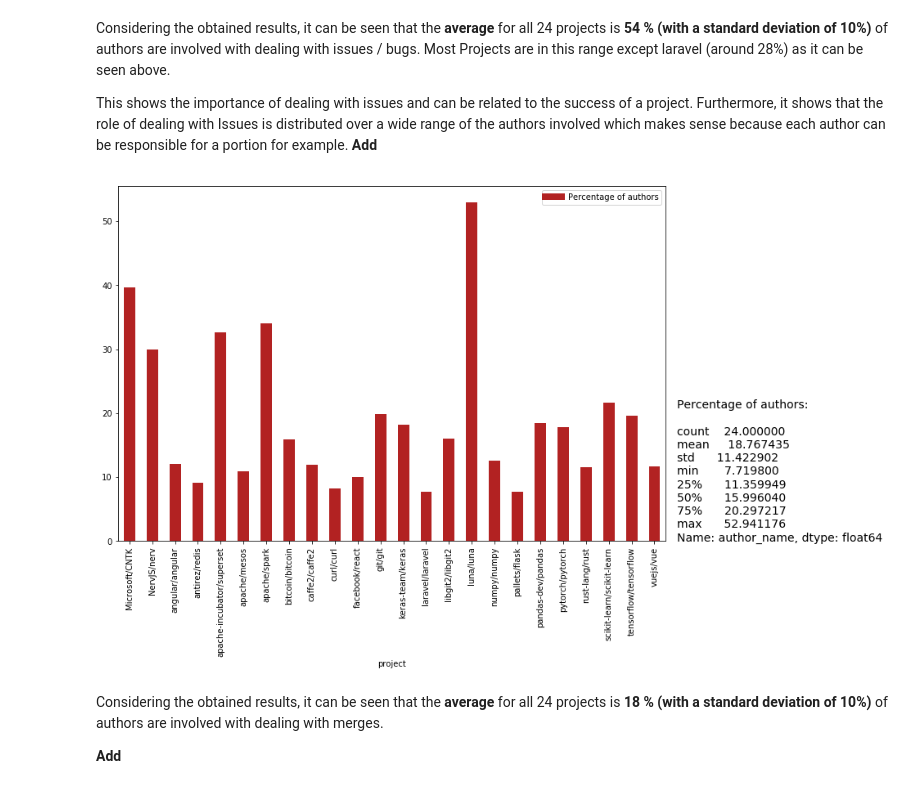
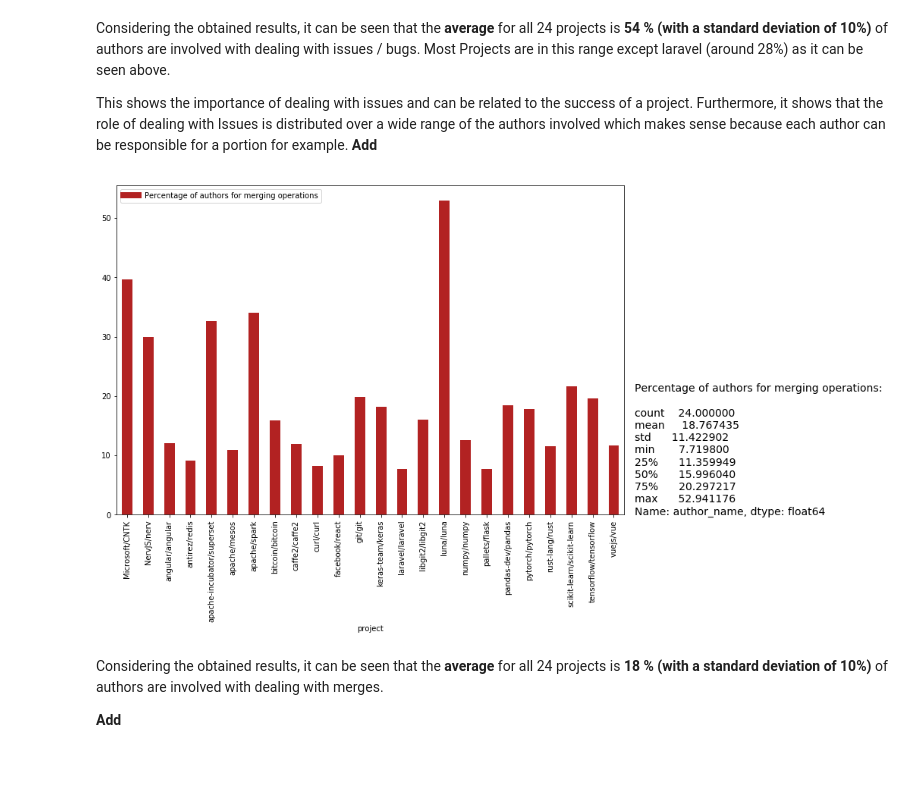
Before and after one commit to GermainZ/AppliedDataAnalysisProject, a Jupyter notebook: data_pipeline.ipynb, the cells around one changed output. Saved outputs shown, nothing was run; the diff lists cells and outputs as text; code cells hidden in the pictures.

```diff
--- a/data_pipeline.ipynb
+++ b/data_pipeline.ipynb
@@ -1494,19 +1494,19 @@ This shows the importance of dealing with issues and can be related to the succe
 # %%
 # define the terms to search for
 REGEX = re.compile(r'\b(merge|merged|linke)[sd]?\b', re.IGNORECASE)
 # calculate the proportion of authors per project
 comm_res = commits_df[commits_df.message.apply(lambda x: bool(re.search(REGEX, x)))][['project', 'author_name']].drop_duplicates().groupby('project').author_name.count()/commits_df[['project', 'author_name']].drop_duplicates().groupby('project').author_name.count()
 # calculate the percentage
 comm_res = comm_res*100
 
 # present statistical description and bar chart for the data
 comm_res.plot(kind = 'bar', figsize = (12,8), color='#B22222');
 custom_lines = [Line2D([0], [0], color='#B22222', lw=8)]
-plt.legend(custom_lines, ['Percentage of authors'])
-plt.text(24, 0, 'Percentage of authors:\n\n{}'.format(
+plt.legend(custom_lines, ['Percentage of authors for merging operations'])
+plt.text(24, 0, 'Percentage of authors for merging operations:\n\n{}'.format(
    comm_res.describe()), fontsize=14);
 # %% [output]
-[figure, old version]
+[figure, new version]
 # %% [markdown]
 Considering the obtained results, it can be seen that the **average** for all 24 projects is **18 % (with a standard deviation of 10%)** of authors are involved with dealing with merges.
 
```
Also changed, not shown: parts of 3 cells of this notebook.
